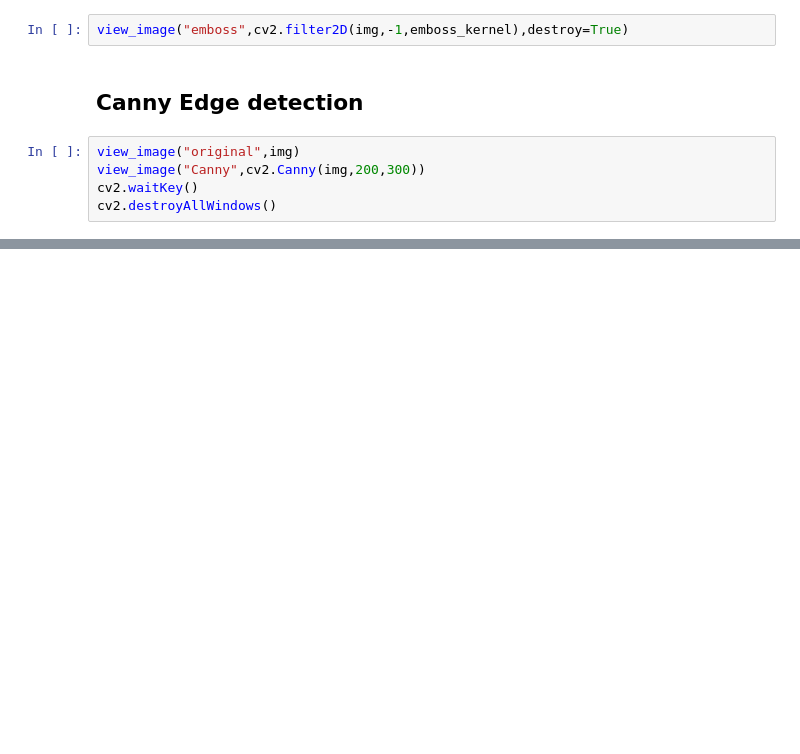
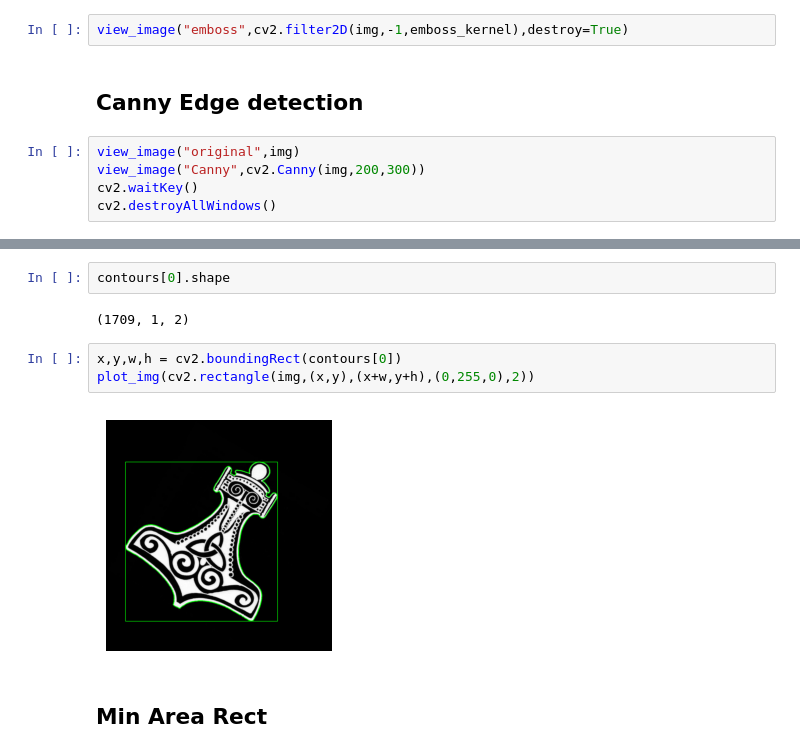
Before and after one commit to Lashi0812/OpenCV, a Jupyter notebook: notebooks/01_processing_image.ipynb, the cells around one changed output, grey strips where cells are left out. Drawn from its saved outputs; the diff is of its cells as text; blank space fills up the shorter version.

```diff
--- a/notebooks/01_processing_image.ipynb
+++ b/notebooks/01_processing_image.ipynb
@@ -180,0 +277,11 @@ cv2.destroyAllWindows()
+# %%
+contours[0].shape
+# %% [output]
+(1709, 1, 2)
+# %%
+x,y,w,h = cv2.boundingRect(contours[0])
+plot_img(cv2.rectangle(img,(x,y),(x+w,y+h),(0,255,0),2))
+# %% [output]
+[figure, added]
+# %% [markdown]
+## Min Area Rect
```
Also changed, not shown: parts of 23 cells of this notebook.
